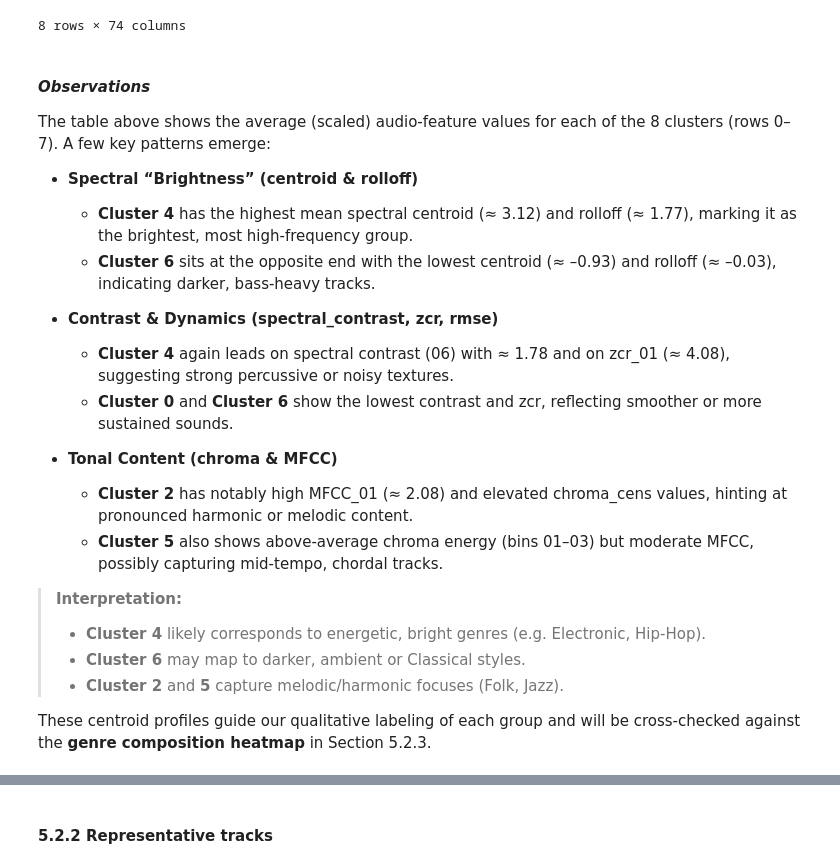
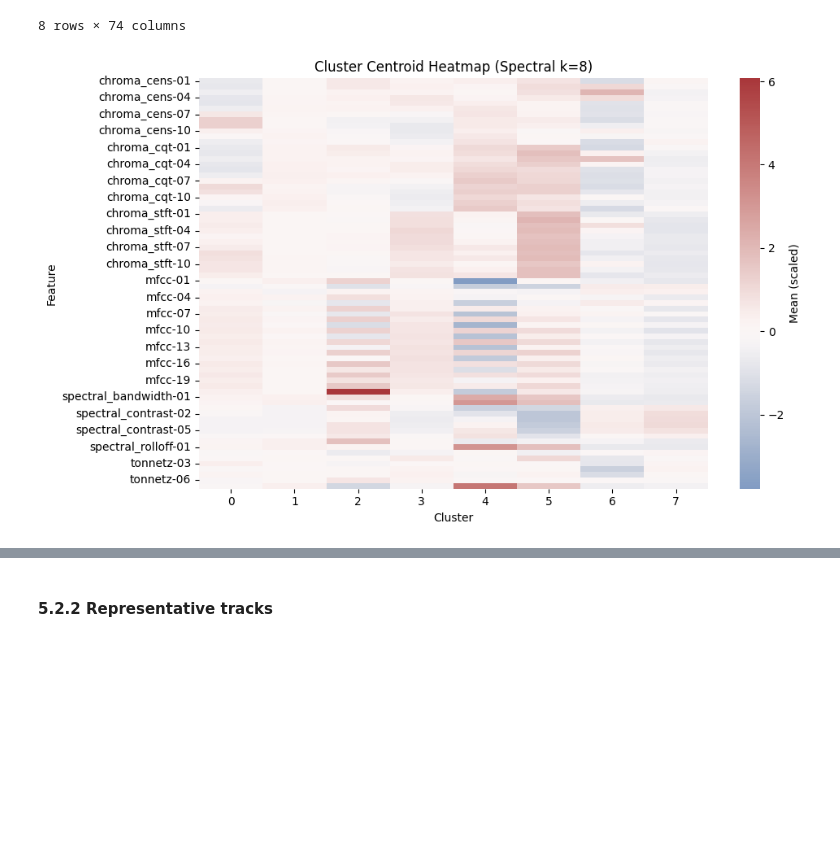
Before and after one commit to sonhtgit/5510-final-project, a Jupyter notebook: 5510-final-project.ipynb, the cells around one changed output, grey strips where cells are left out. Saved outputs shown, nothing was run; the diff lists cells and outputs as text; code cells hidden in the pictures; blank space fills up the shorter version.

```diff
--- a/5510-final-project.ipynb
+++ b/5510-final-project.ipynb
@@ -1201,26 +1201,20 @@ display(centroids)
 | 6 | -1.219130 | 1.054615 | 2.082684 | 0.923060 | -0.947354 | -1.007708 | -0.956312 | -1.135567 | -0.522509 | 0.371547 | ... | ... |
 | 7 | 0.144305 | -0.192347 | -0.409154 | -0.347820 | -0.106728 | -0.161810 | -0.204926 | -0.109106 | -0.197277 | -0.259906 | ... | ... |
 8 rows × 74 columns
-# %% [markdown]
-#### *Observations*
-
-The table above shows the average (scaled) audio‐feature values for each of the 8 clusters (rows 0–7). A few key patterns emerge:
-
-- **Spectral “Brightness” (centroid & rolloff)**
-  - **Cluster 4** has the highest mean spectral centroid (≈ 3.12) and rolloff (≈ 1.77), marking it as the brightest, most high-frequency group.
-  - **Cluster 6** sits at the opposite end with the lowest centroid (≈ –0.93) and rolloff (≈ –0.03), indicating darker, bass-heavy tracks.
-
-- **Contrast & Dynamics (spectral_contrast, zcr, rmse)**
-  - **Cluster 4** again leads on spectral contrast (06) with ≈ 1.78 and on zcr_01 (≈ 4.08), suggesting strong percussive or noisy textures.
-  - **Cluster 0** and **Cluster 6** show the lowest contrast and zcr, reflecting smoother or more sustained sounds.
-
-- **Tonal Content (chroma & MFCC)**
-  - **Cluster 2** has notably high MFCC_01 (≈ 2.08) and elevated chroma_cens values, hinting at pronounced harmonic or melodic content.
-  - **Cluster 5** also shows above-average chroma energy (bins 01–03) but moderate MFCC, possibly capturing mid-tempo, chordal tracks.
-
-> **Interpretation:**
-> - **Cluster 4** likely corresponds to energetic, bright genres (e.g. Electronic, Hip-Hop).
-> - **Cluster 6** may map to darker, ambient or Classical styles.
-> - **Cluster 2** and **5** capture melodic/harmonic focuses (Folk, Jazz).
-
-These centroid profiles guide our qualitative labeling of each group and will be cross‐checked against the **genre composition heatmap** in Section 5.2.3.
+# %%
+# centroids = X_trans.groupby(labels_spec).mean()
+
+plt.figure(figsize=(10, 6))
+sns.heatmap(
+    centroids.T,                # transpose so clusters are on the x-axis
+    cmap="vlag",                # diverging red/blue palette
+    center=0,                   # zero is white
+    cbar_kws={'label': 'Mean (scaled)'}
+)
+plt.title("Cluster Centroid Heatmap (Spectral k=8)")
+plt.xlabel("Cluster")
+plt.ylabel("Feature")
+plt.tight_layout()
+plt.show()
+# %% [output]
+[figure, added]
```
Also changed, not shown: parts of 3 cells of this notebook.
